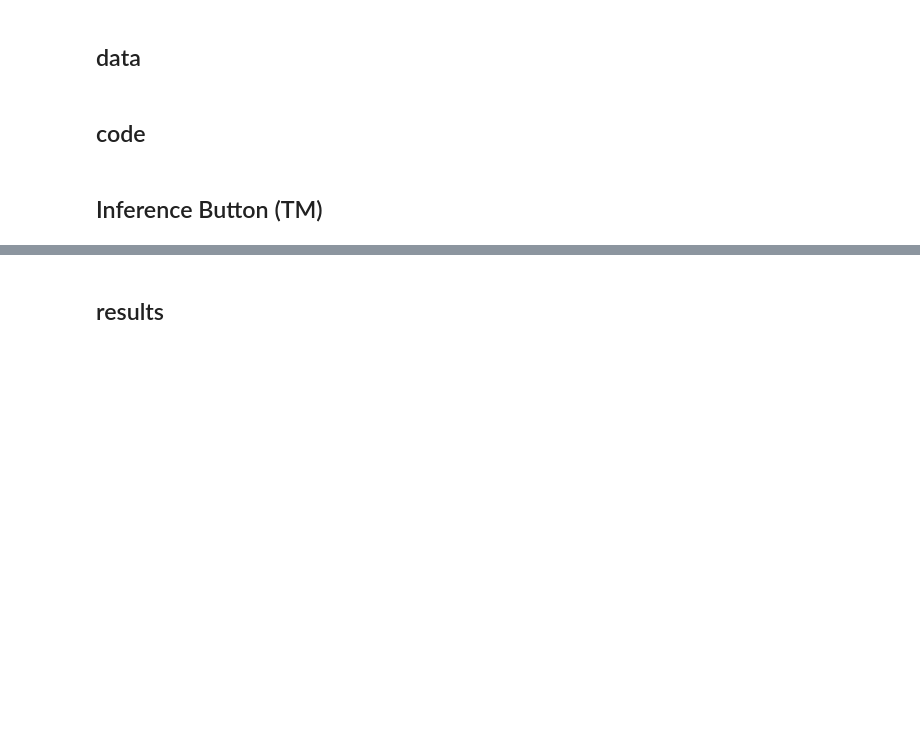
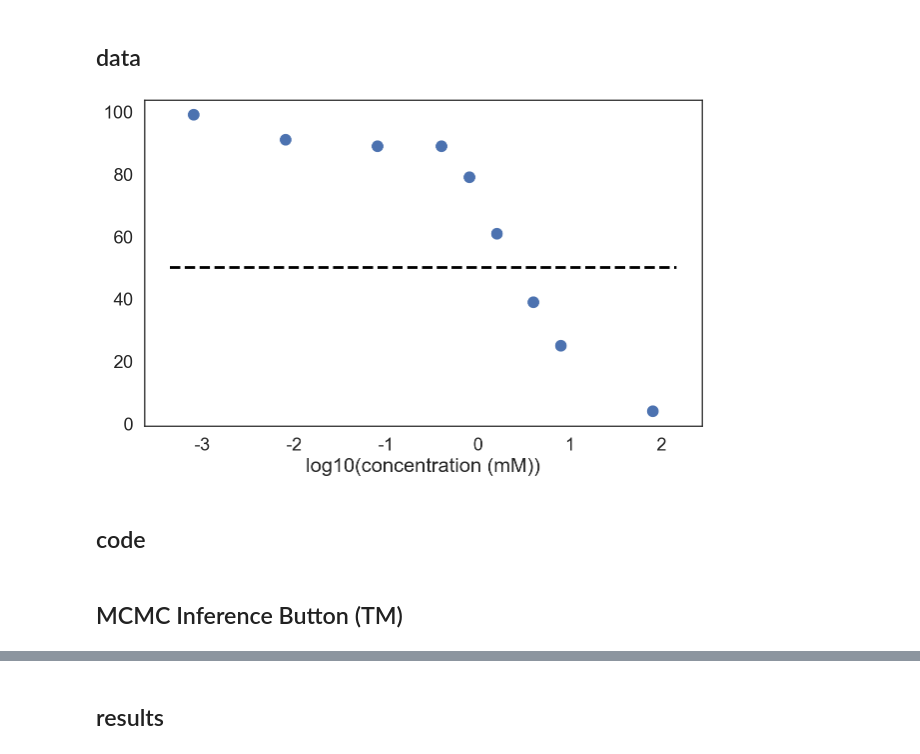
Before and after one commit to ericmjl/bayesian-stats-talk, a Jupyter notebook: slides.ipynb, the cells around one changed output, grey strips where cells are left out. Saved outputs shown, nothing was run; the diff lists cells and outputs as text; code cells hidden in the pictures; blank space fills up the shorter version.

```diff
--- a/slides.ipynb
+++ b/slides.ipynb
@@ -247,8 +252,10 @@ def plot_chemical_data(log=True):
     plt.hlines(y=50, xmin=min(ax.get_xlim()), xmax=max(ax.get_xlim()), linestyles='--',)
     return fig
 # %%
-fig = plot_chemical_data(log=False)  # live: change to True
+fig = plot_chemical_data(log=True)  # live: change to True
 plt.show()
+# %% [output]
+[figure, added]
 # %% [markdown]
 ## code
 # %%
@@ -263,7 +270,7 @@ with pm.Model() as ic50_model:
     # transform back to non-log space.
     ic50 = pm.Deterministic('IC50', np.power(10, ic50_log10))
 # %% [markdown]
-## Inference Button (TM)
+## MCMC Inference Button (TM)
 # %%
 with ic50_model:
     step = pm.Metropolis()
```
Also changed, not shown: parts of 21 cells of this notebook, 4 other files.
